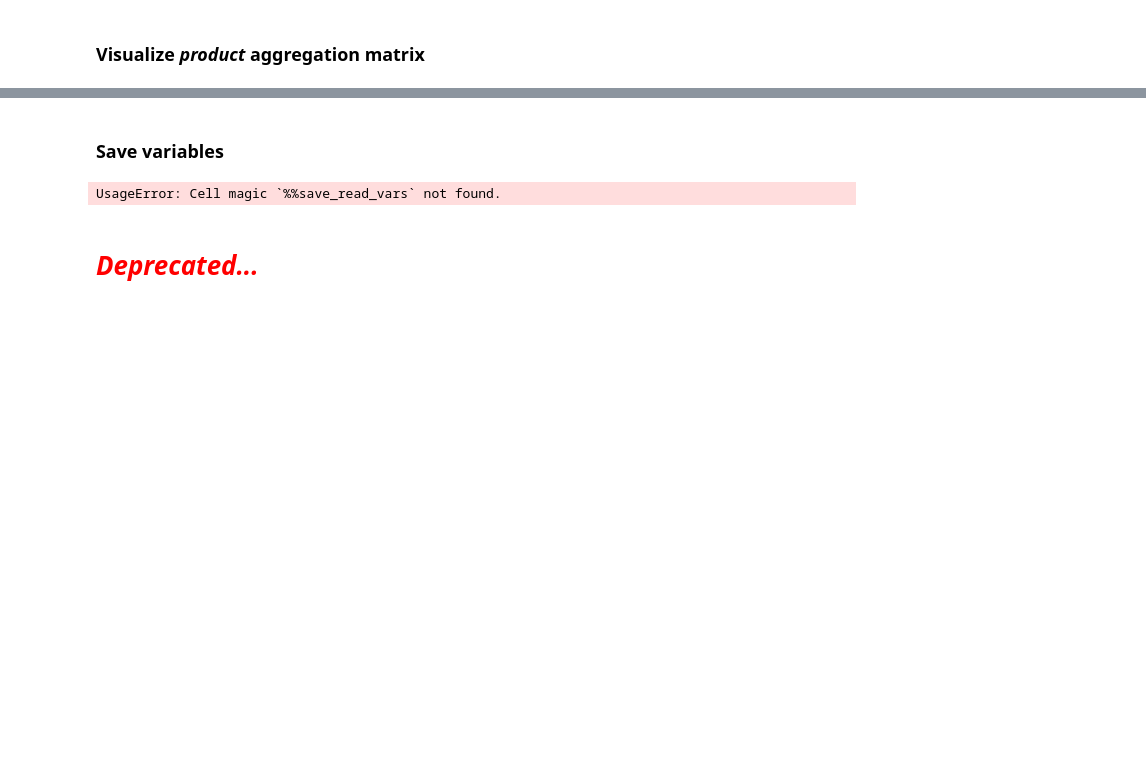
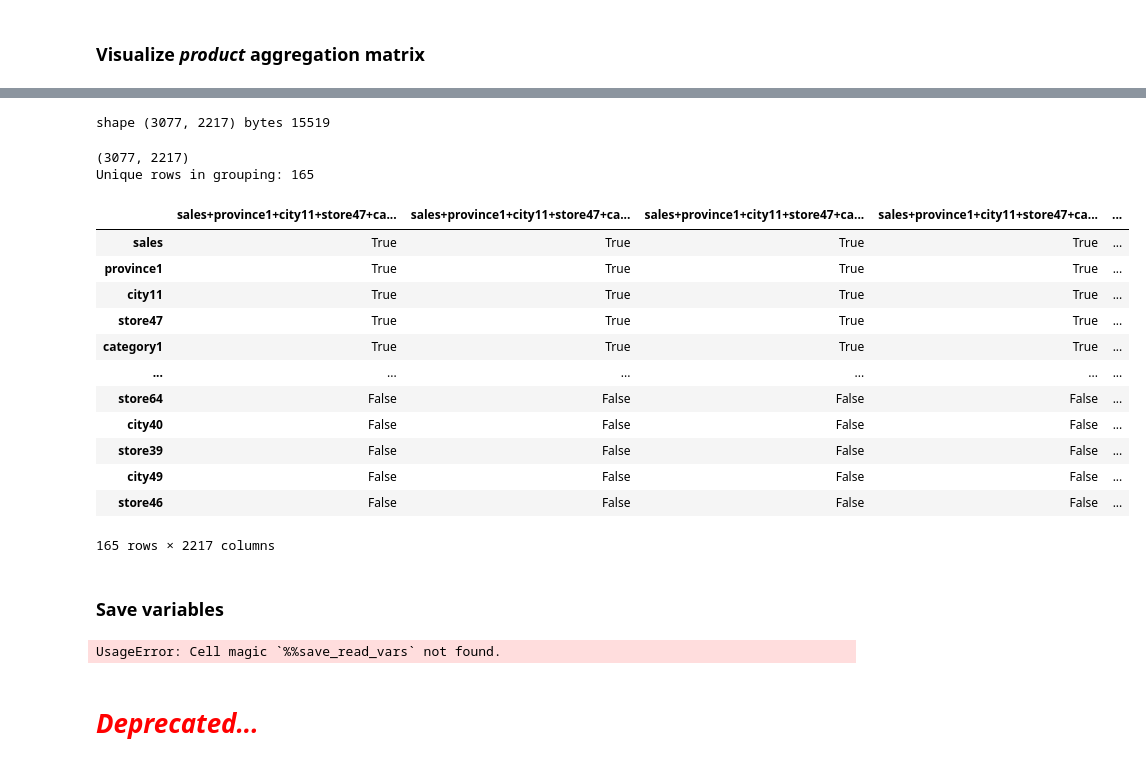
Before and after one commit to Abhishek-pv/Hierachial-Time-Series-Forecasting, a Jupyter notebook: notebook/aggregation-matrix.ipynb, the cells around one changed output, grey strips where cells are left out. Drawn from its saved outputs; the diff is of its cells as text; code cells hidden in the pictures; blank space fills up the shorter version.

```diff
--- a/notebook/aggregation-matrix.ipynb
+++ b/notebook/aggregation-matrix.ipynb
@@ -318,0 +305,56 @@ column names:
+# %%
+combo1 = space_order + product_order
+combo2 = product_order + space_order
+
+combined_S, grouped_names = sum_group(df, combo1, "sales")
+log('is_sparse:', sp.issparse(combined_S))
+
+# Regular matrix (np.array)
+# grouped_S.shape, grouped_S.nbytes
+# space->product: shape = (3077, 2217), nbytes = n/a
+# product->space shape: (4145, 2217), nbytes = same as before
+
+#Sparse matrix:
+print('shape', combined_S.shape, 'bytes', combined_S.data.nbytes)
+# space->product: shape = (3077, 2217), nbytes = 124152 ~124MB
+#                              using bool dtype  15519 ~15MB
+# product->space shape: (4145, 2217), nbytes = 124152
+#                              using bool dtype  15519 ~15MB
+
+
+
+if sp.issparse(combined_S):
+    combined_S = combined_S.tocsr()
+# %% [output]
+shape (3077, 2217) bytes 15519
+# %%
+# print('row names:\n', grouped_names[0])
+# print('column names:\n', grouped_names[1])
+names = (['sales'] + grouped_names[0], grouped_names[1])
+
+combined_df = pd.DataFrame(combined_S.todense(), index=names[0], columns=names[1])
+
+print(combined_df.shape)
+
+combined_df[combined_df.index.duplicated(keep=False)] # keep=False: means keep all the duplicates
+
+print('Unique rows in grouping:',len(combined_df.index.unique()))
+
+combined_df = combined_df.groupby(combined_df.index, sort=False).sum() # duplicate indices are aggregated (since entries are 0/1 summing will also do)
+combined_df
+# %% [output]
+(3077, 2217)
+Unique rows in grouping: 165
+|  | sales+province1+city11+store47+ca... | sales+province1+city11+store47+ca... | sales+province1+city11+store47+ca... | sales+province1+city11+store47+ca... | ... |
+| sales | True | True | True | True | ... |
+| province1 | True | True | True | True | ... |
+| city11 | True | True | True | True | ... |
+| store47 | True | True | True | True | ... |
+| category1 | True | True | True | True | ... |
+| ... | ... | ... | ... | ... | ... |
+| store64 | False | False | False | False | ... |
+| city40 | False | False | False | False | ... |
+| store39 | False | False | False | False | ... |
+| city49 | False | False | False | False | ... |
+| store46 | False | False | False | False | ... |
+165 rows × 2217 columns
```
Also changed, not shown: parts of 16 cells of this notebook.
